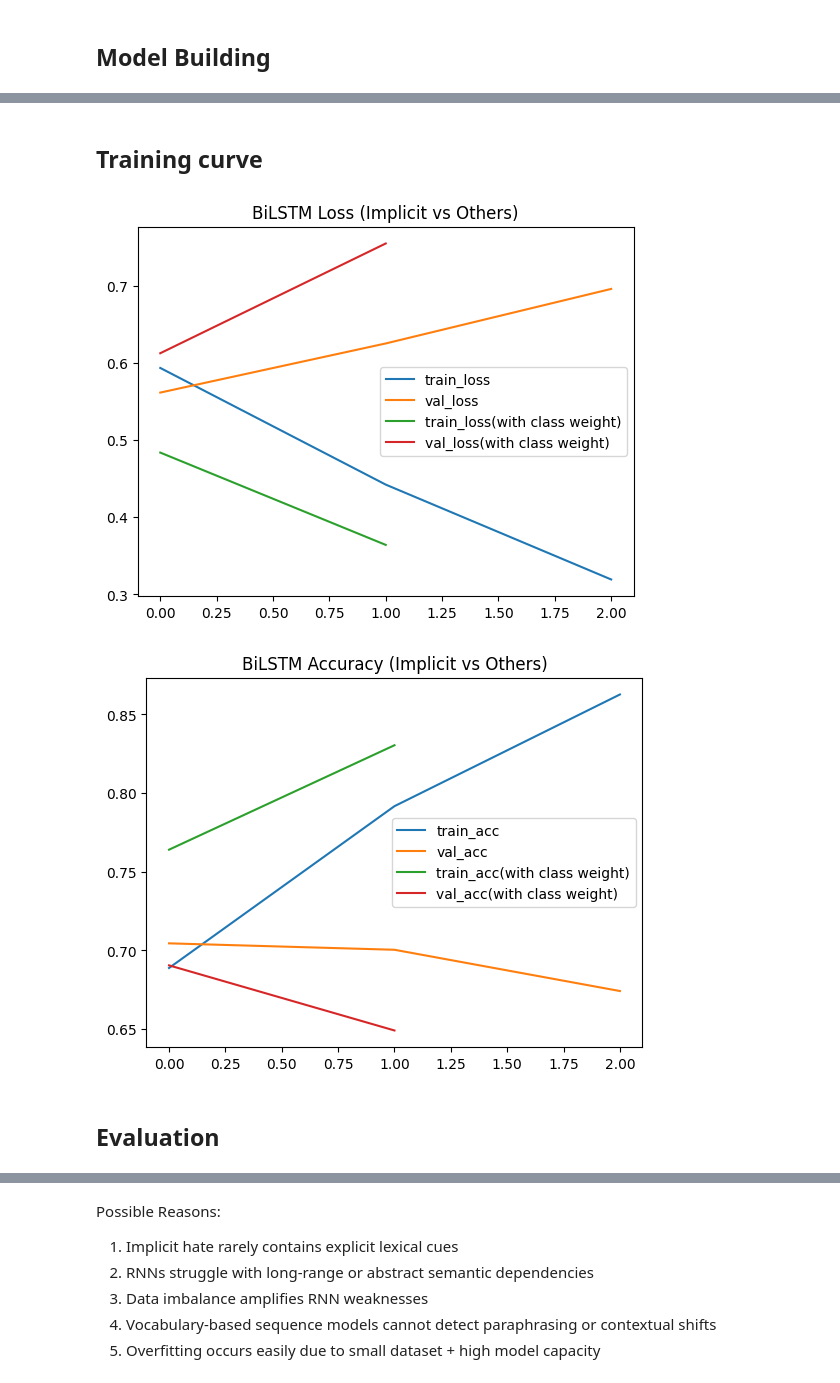
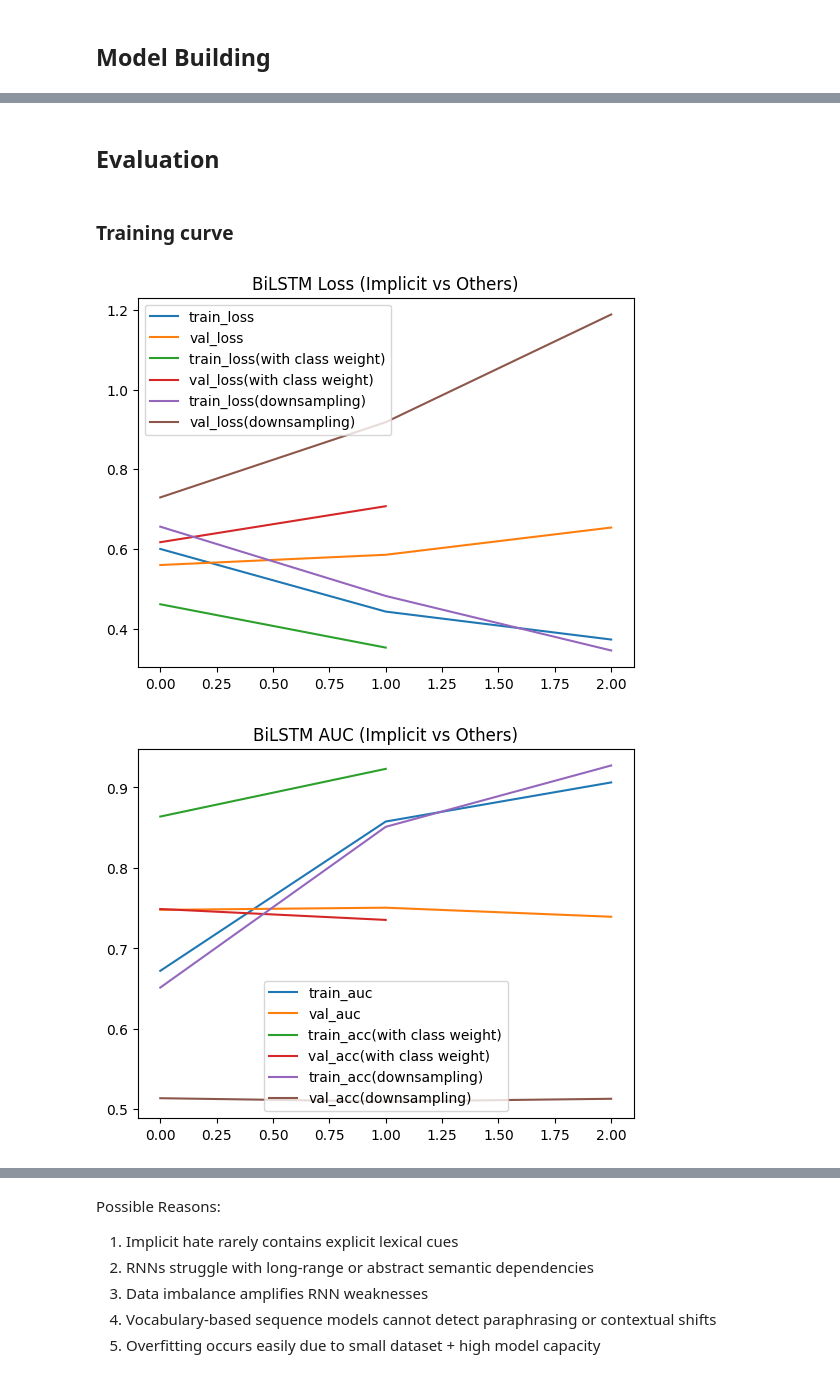
Before and after one commit to Bing259/6600_final_project, a Jupyter notebook: analysis.ipynb, the cells around one changed output, grey strips where cells are left out. Saved outputs shown, nothing was run; the diff lists cells and outputs as text; code cells hidden in the pictures.

Commit message:
modify nb & lstm, trying bert

```diff
--- a/analysis.ipynb
+++ b/analysis.ipynb
@@ -26,7 +26,9 @@ print(df["class"].value_counts())
 print(df["bi_class"].value_counts())
 print(df["mul_class"].value_counts())
 
+df.drop(df[df["class"] == "explicit_hate"].index, inplace=True)
 df["binary"] = (df["class"] == "implicit_hate").astype(int)
+print(df["binary"].value_counts())
 # %% [output]
 class
 not_hate         13270
@@ -97,15 +178,17 @@ from tensorflow.keras.preprocessing.text import Tokenizer
 from tensorflow.keras.preprocessing.sequence import pad_sequences
 
 MAX_WORDS = 20000
-MAX_LEN = 80
+MAX_LEN = 50
 
 tokenizer = Tokenizer(num_words=MAX_WORDS)
 tokenizer.fit_on_texts(X_train)
 
 X_train_seq = tokenizer.texts_to_sequences(X_train)
+X_val_seq   = tokenizer.texts_to_sequences(X_val)
 X_test_seq = tokenizer.texts_to_sequences(X_test)
 
 X_train_pad = pad_sequences(X_train_seq, maxlen=MAX_LEN)
+X_val_pad   = pad_sequences(X_val_seq, maxlen=MAX_LEN)
 X_test_pad = pad_sequences(X_test_seq, maxlen=MAX_LEN)
 # %% [markdown]
 ## Model Building
@@ -159,6 +255,7 @@ Epoch 3/10
 # %%
-history_imp_2 = bilstm_model.fit(
+history_rnn_2 = bilstm_model.fit(
     X_train_pad, y_train,
+    validation_data=(X_val_pad, y_val),
     validation_split=0.1,
     epochs=10,
     batch_size=64,
@@ -166,7 +263,7 @@ history_imp_2 = bilstm_model.fit(
     callbacks=[es],
     verbose=1
 )
-y_prob_2 = bilstm_model.predict(X_test_pad)
-y_pred_2 = (y_prob_2 >= 0.5).astype("int32").ravel()
+y_pred_2 = bilstm_model.predict(X_test_pad)
+y_pred_2 = (y_pred_2 >= 0.5).astype("int32").ravel()
 # %% [output]
 Epoch 1/10
@@ -176,0 +276,9 @@ Epoch 2/10
+# %%
+tokenizer = Tokenizer(num_words=MAX_WORDS)
+tokenizer.fit_on_texts(X_train_bal)
+
+X_train_bal_seq = tokenizer.texts_to_sequences(X_train_bal)
+X_test_bal_seq = tokenizer.texts_to_sequences(X_test)
+
+X_train_bal_pad = pad_sequences(X_train_bal_seq, maxlen=MAX_LEN)
+X_test_bal_pad = pad_sequences(X_test_bal_seq, maxlen=MAX_LEN)
@@ -177,23 +326,27 @@ Epoch 2/10
+# %% [markdown]
+## Evaluation
 # %% [markdown]
-## Training curve
+### Training curve
 # %%
-plt.plot(history_imp_1.history['loss'], label='train_loss')
-plt.plot(history_imp_1.history['val_loss'], label='val_loss')
-plt.plot(history_imp_2.history['loss'], label='train_loss(with class weight)')
-plt.plot(history_imp_2.history['val_loss'], label='val_loss(with class weight)')
+plt.plot(history_rnn_1.history['loss'], label='train_loss')
+plt.plot(history_rnn_1.history['val_loss'], label='val_loss')
+plt.plot(history_rnn_2.history['loss'], label='train_loss(with class weight)')
+plt.plot(history_rnn_2.history['val_loss'], label='val_loss(with class weight)')
+plt.plot(history_rnn_3.history['loss'], label='train_loss(downsampling)')
+plt.plot(history_rnn_3.history['val_loss'], label='val_loss(downsampling)')
 plt.legend()
 plt.title("BiLSTM Loss (Implicit vs Others)")
 plt.show()
 
-plt.plot(history_imp_1.history['accuracy'], label='train_acc')
-plt.plot(history_imp_1.history['val_accuracy'], label='val_acc')
-plt.plot(history_imp_2.history['accuracy'], label='train_acc(with class weight)')
-plt.plot(history_imp_2.history['val_accuracy'], label='val_acc(with class weight)')
+plt.plot(history_rnn_1.history["auc"], label="train_auc")
+plt.plot(history_rnn_1.history["val_auc"], label="val_auc")
+plt.plot(history_rnn_2.history['auc'], label='train_acc(with class weight)')
+plt.plot(history_rnn_2.history['val_auc'], label='val_acc(with class weight)')
+plt.plot(history_rnn_3.history['auc'], label='train_acc(downsampling)')
+plt.plot(history_rnn_3.history['val_auc'], label='val_acc(downsampling)')
 plt.legend()
-plt.title("BiLSTM Accuracy (Implicit vs Others)")
+plt.title("BiLSTM AUC (Implicit vs Others)")
 plt.show()
 # %% [output]
-[figure, old version]
+[figure, new version]
-[figure, old version]
+[figure, new version]
-# %% [markdown]
-## Evaluation
```
Also changed, not shown: parts of 51 cells of this notebook, 2 other files.
